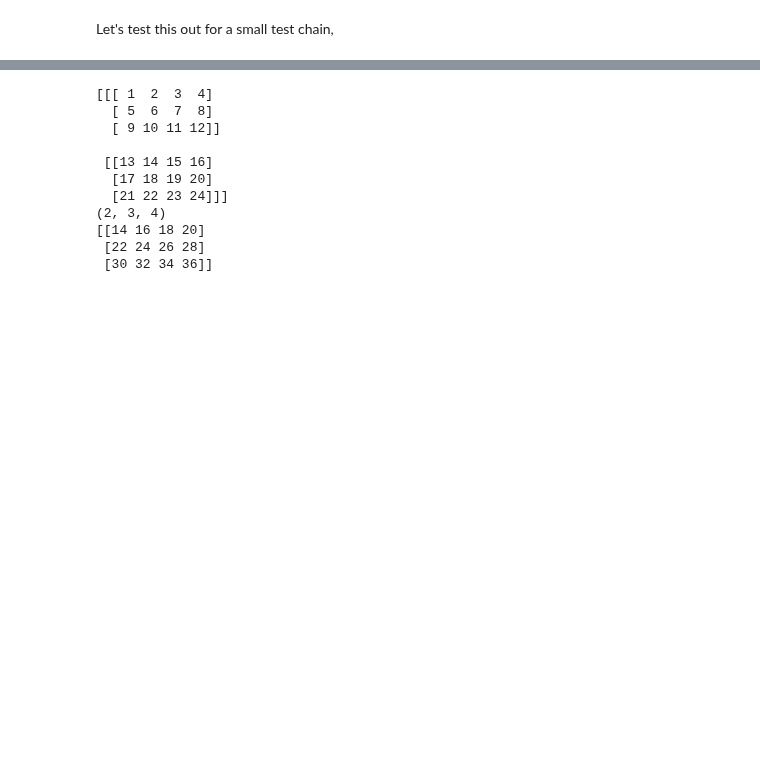
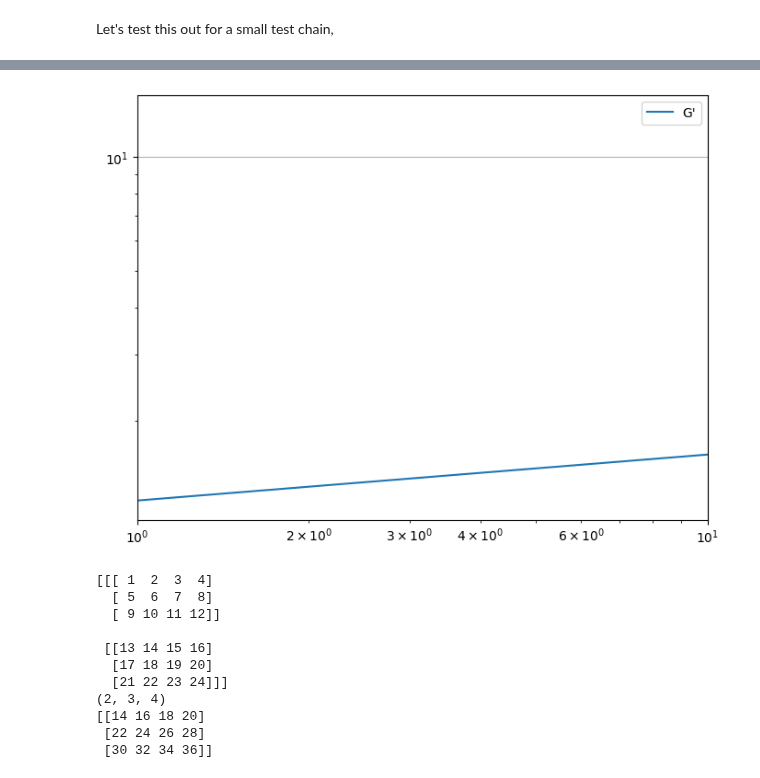
Before and after one commit to anotherbeaver/amine_polymers, a Jupyter notebook: sticky_model.ipynb, the cells around one changed output, grey strips where cells are left out. Drawn from its saved outputs; the diff is of its cells as text; code cells hidden in the pictures; blank space fills up the shorter version.

Commit message:
Fixed logspace in sticky_model test run

```diff
--- a/sticky_model.ipynb
+++ b/sticky_model.ipynb
@@ -549,7 +549,7 @@ s_max = 2**N_a - 1
 B = B_tensor()
 W = generate_W(8, 1, 1) # alpha is 1, beta is always 1 (in units of 1/beta)
 
-omegas = np.logspace(0.001, 1000, 120)
+omegas = np.logspace(-3, 3, 120)
 G_p_list = []
 G_pp_list = []
 for omega in tqdm(omegas):
@@ -580,3 +612,14 @@ Matrix constructed.
+# %%
+import matplotlib.pyplot as plt
+
+figure = plt.figure(figsize=(8,6))
+plt.loglog(omegas[:37], G_p_list[:37], label=f"G'")
+# plt.loglog(omegas, G_pp_list, label="G''")
+plt.legend()
+plt.grid()
+plt.show()
+# %% [output]
+[figure, added]
 # %%
 # when we reshape it back into the tensor it will need to be .reshape(((s_max + 1), (N_b - 1), (N_b - 1)))
 
```
Also changed, not shown: parts of 3 cells of this notebook.
